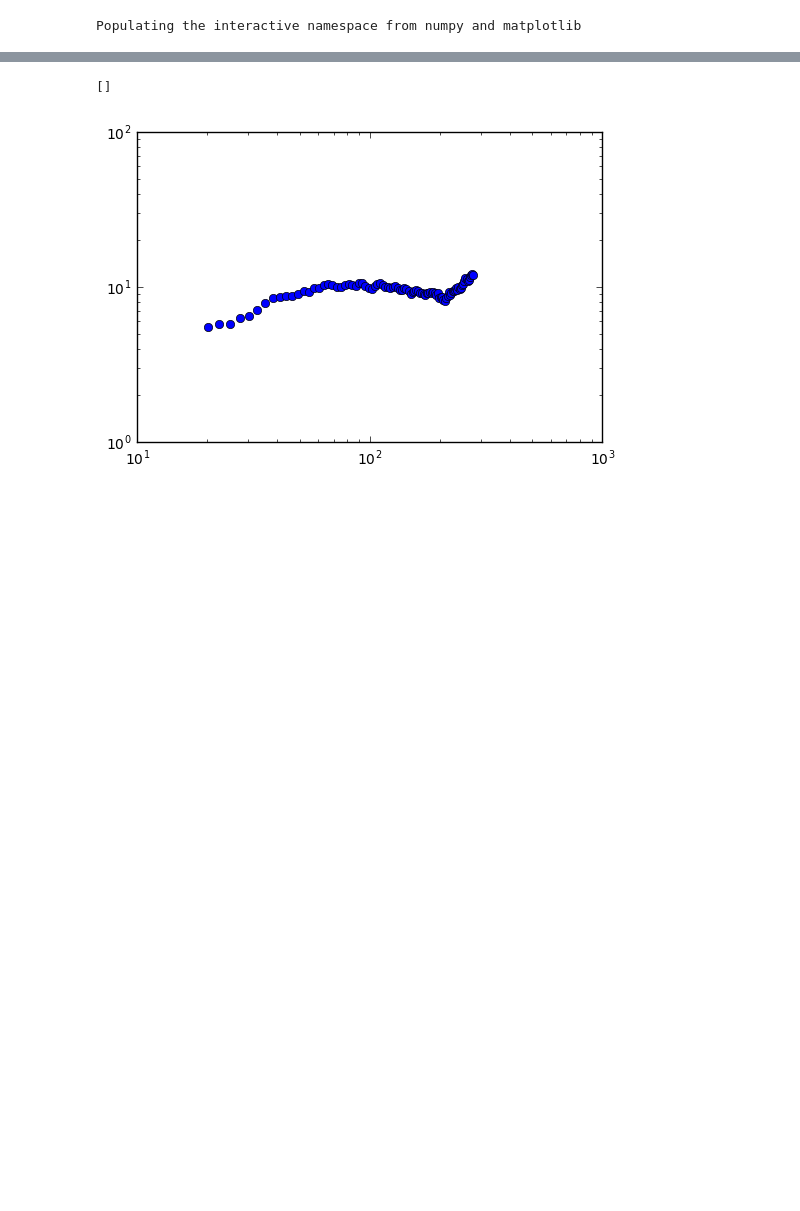
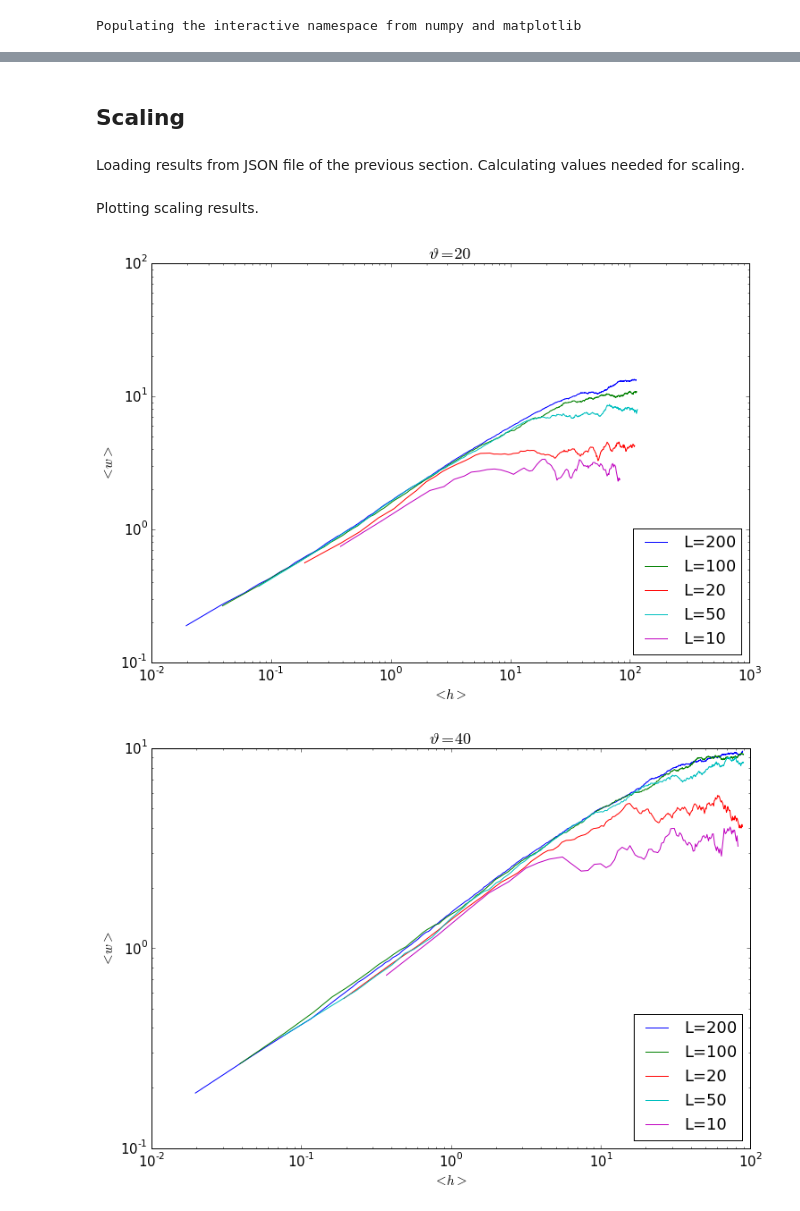
Before and after one commit to bokae/ballistic_deposition, a Jupyter notebook: ballisztikus_ulepedes.ipynb, the cells around one changed output, grey strips where cells are left out. Drawn from its saved outputs; the diff is of its cells as text; code cells hidden in the pictures; blank space fills up the shorter version.

Commit message:
new runs, scaling

```diff
--- a/ballisztikus_ulepedes.ipynb
+++ b/ballisztikus_ulepedes.ipynb
@@ -160,11 +197,0 @@ f.close()
-# %%
-h=[]
-w=[]
-xel=[]
-yel=[]
-for n in trange(1,10000,100):
-    xe,ye=create_envelope(x,y,n,r=1,L=300.0)
-    h.append(mean(ye[20:][:-20]))
-    w.append(std(ye[20:][:-20]))
-    xel.append(xe[20:][:-20])
-    yel.append(ye[20:][:-20])
@@ -173,4 +197,0 @@ This is a test example to show how a surface evolves.
-# %%
-figure()
-for i in range(10):
-    plot(xel[i],yel[i],"b-")
@@ -181,6 +198,4 @@ This is a test example of log(w),log(h) plot. Does not look like in the slides.
-# %%
-plot(h,w,'bo')
-loglog()
-# %% [output]
-[]
-[figure, removed]
+# %% [markdown]
+## Scaling
+# %% [markdown]
+Loading results from JSON file of the previous section. Calculating values needed for scaling.
@@ -186,0 +260,16 @@ loglog()
+# %% [markdown]
+Plotting scaling results.
+# %%
+plt.rcParams["font.size"]=15
+for theta in res2["0"].keys():
+    plt.figure(figsize=(12,8))
+    for L in res2["0"]["90"].keys():
+        plt.plot(hdict[theta][L],wdict[theta][L],label="L="+L)
+    plt.legend(loc="lower right")
+    plt.xlabel(r"$<h>$")
+    plt.ylabel(r"$<w>$")
+    plt.title(r"$\vartheta=%.0f$" % float(theta))
+    plt.loglog()
+# %% [output]
+[figure, added]
+[figure, added]
```
Also changed, not shown: parts of 14 cells of this notebook, 2 other files.
